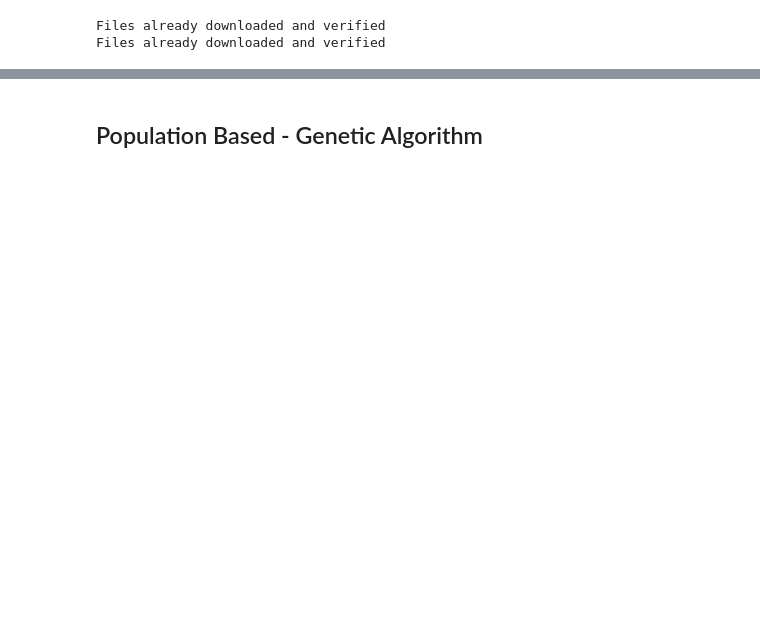
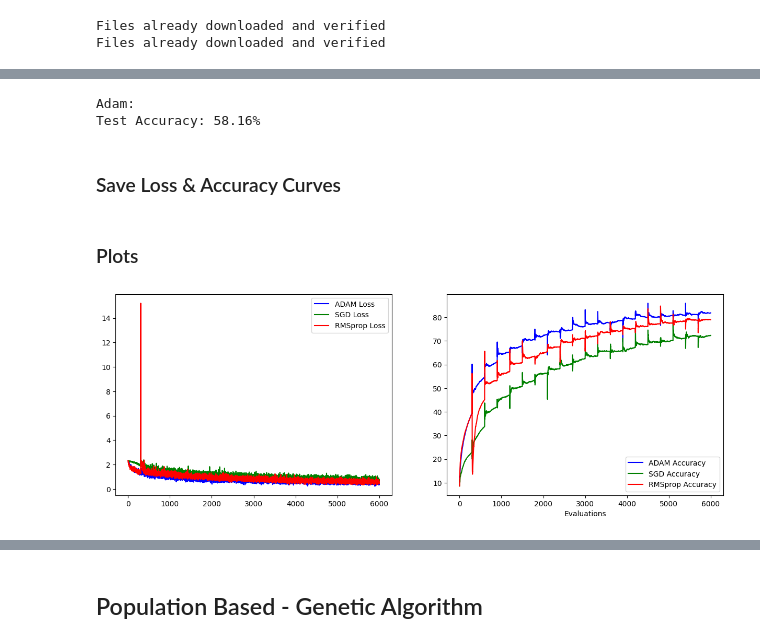
Before and after one commit to ali-shihab/metaheuristic-swarm-optimiser, a Jupyter notebook: ci_cw_final.ipynb, the cells around one changed output, grey strips where cells are left out. Cells and saved outputs as stored; diff of their text form; code cells hidden in the pictures; blank space fills up the shorter version.

```diff
--- a/ci_cw_final.ipynb
+++ b/ci_cw_final.ipynb
@@ -368,8 +302,14 @@ num_epochs = 20
 batch_size = 128
 
 model_adam = None
+model_sgd = None
+model_rmsprop = None
 adam_loss = None
 adam_accuracy = None
+sgd_loss = None
+sgd_accuracy = None
+rmsprop_loss = None
+rmsprop_accuracy = None
 # call function
 # Main loop for k-fold cross-validation
 for fold, (train_fold_indices, val_fold_indices) in enumerate(skf.split(train_idx, stratified_train_labels)):
@@ -394,11 +334,16 @@ for fold, (train_fold_indices, val_fold_indices) in enumerate(skf.split(train_id
         worker_init_fn=seed_worker,
         generator=g)
 
-    model_adam = Net2().to(device)
+    model_adam = Net(dropout_prob).to(device)
+    model_sgd = Net(dropout_prob).to(device)
+    model_rmsprop = Net(dropout_prob).to(device)
     criterion = nn.CrossEntropyLoss()
     optimizer = torch.optim.Adam(model_adam.parameters(), lr=0.001)
-
-    model_adam, adam_loss, adam_accuracy = adam_train_and_validate(model_adam, train_loader, val_loader, criterion, optimizer, mean, std, epochs=1)
+    model_adam, adam_loss, adam_accuracy = gradient_train_and_validate(model_adam, train_loader, val_loader, criterion, optimizer, mean, std, epochs=num_epochs)
+    optimizer = torch.optim.SGD(model_sgd.parameters(), lr=0.01)
+    model_sgd, sgd_loss, sgd_accuracy = gradient_train_and_validate(model_sgd, train_loader, val_loader, criterion, optimizer, mean, std, epochs=num_epochs)
+    optimizer = torch.optim.RMSprop(model_rmsprop.parameters(), lr=0.001)
+    model_rmsprop, rmsprop_loss, rmsprop_accuracy = gradient_train_and_validate(model_rmsprop, train_loader, val_loader, criterion, optimizer, mean, std, epochs=num_epochs)
     break
 # %% [output]
 Fold 1/5
@@ -450,0 +489,8 @@ Net2(
+# %%
+print ("Adam Retrained:")
+test(model_adam, test_loader, mean, std)
+# %% [output]
+Adam:
+Test Accuracy: 58.16%
+# %% [markdown]
+### Save Loss & Accuracy Curves
@@ -450,0 +512,34 @@ Net2(
+# %% [markdown]
+### Plots
+# %%
+gd_fig = plt.figure(figsize=(15,5))
+
+# First subplot
+loss = gd_fig.add_subplot(121)
+
+# Second subplot
+acc = gd_fig.add_subplot(122)
+
+# Example data
+epochs = list(range(1, 6001))  # Replace with your actual x-axis values
+
+# Plotting
+acc.plot(epochs, adam_accuracy, color='blue', linestyle='-', label='ADAM Accuracy')
+loss.plot(epochs, adam_loss, color='blue', linestyle='-', label='ADAM Loss')
+acc.plot(epochs, sgd_accuracy, color='green', linestyle='-', label='SGD Accuracy')
+loss.plot(epochs, sgd_loss, color='green', linestyle='-', label='SGD Loss')
+acc.plot(epochs, rmsprop_accuracy, color='red', linestyle='-', label='RMSprop Accuracy')
+loss.plot(epochs, rmsprop_loss, color='red', linestyle='-', label='RMSprop Loss')
+
+# Labeling Axes
+plt.xlabel('Evaluations')
+plt.xlabel('Evaluations')
+
+# Adding a Legend
+acc.legend()
+loss.legend()
+
+# Show the plot
+plt.show()
+# %% [output]
+[figure, added]
```
Also changed, not shown: parts of 91 cells of this notebook, 16 other files.
